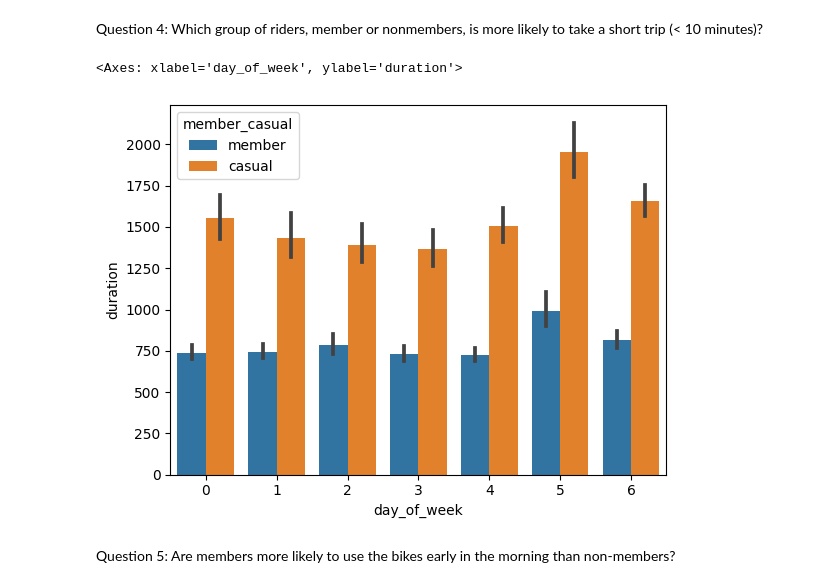
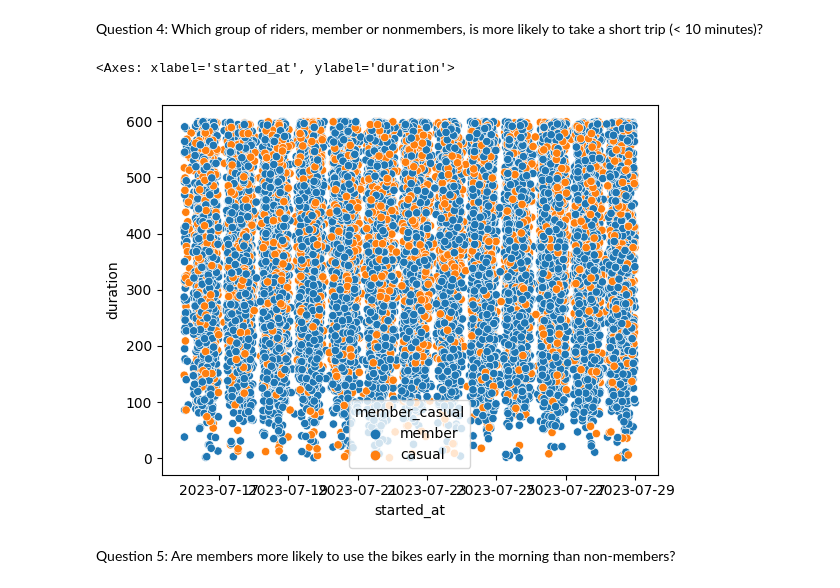
Before and after one commit to joshualawrencemorgan/CS5265-Foundations-of-Machine-Learning, a Jupyter notebook: Capital_Bikeshare_ML_Project.ipynb, the cells around one changed output. Saved outputs shown, nothing was run; the diff lists cells and outputs as text; code cells hidden in the pictures.

```diff
--- a/Capital_Bikeshare_ML_Project.ipynb
+++ b/Capital_Bikeshare_ML_Project.ipynb
@@ -117,11 +122,16 @@ sns.barplot(x = 'day_of_week', y = 'distance', hue = 'member_casual', data = df)
 [figure]
 # %% [markdown]
 Question 4: Which group of riders, member or nonmembers, is more likely to take a short trip (< 10 minutes)?
-# %%
-sns.barplot(x = 'day_of_week', y = 'duration', hue = 'member_casual', data = df)
-# %% [output]
-<Axes: xlabel='day_of_week', ylabel='duration'>
-[figure, removed]
+# %%
+#sns.barplot(x = 'day_of_week', y = 'duration', hue = 'member_casual', data = df)
+df['started_at'] = pd.to_datetime(df['started_at'])
+short_trips = df[df['duration'] < 600]
+
+# Create the scatterplot
+sns.scatterplot(x = short_trips['started_at'], y =short_trips['duration'], hue=short_trips['member_casual'])
+# %% [output]
+<Axes: xlabel='started_at', ylabel='duration'>
+[figure, added]
 # %% [markdown]
 Question 5: Are members more likely to use the bikes early in the morning than non-members?
 # %%
```
Also changed, not shown: parts of 4 cells of this notebook.
